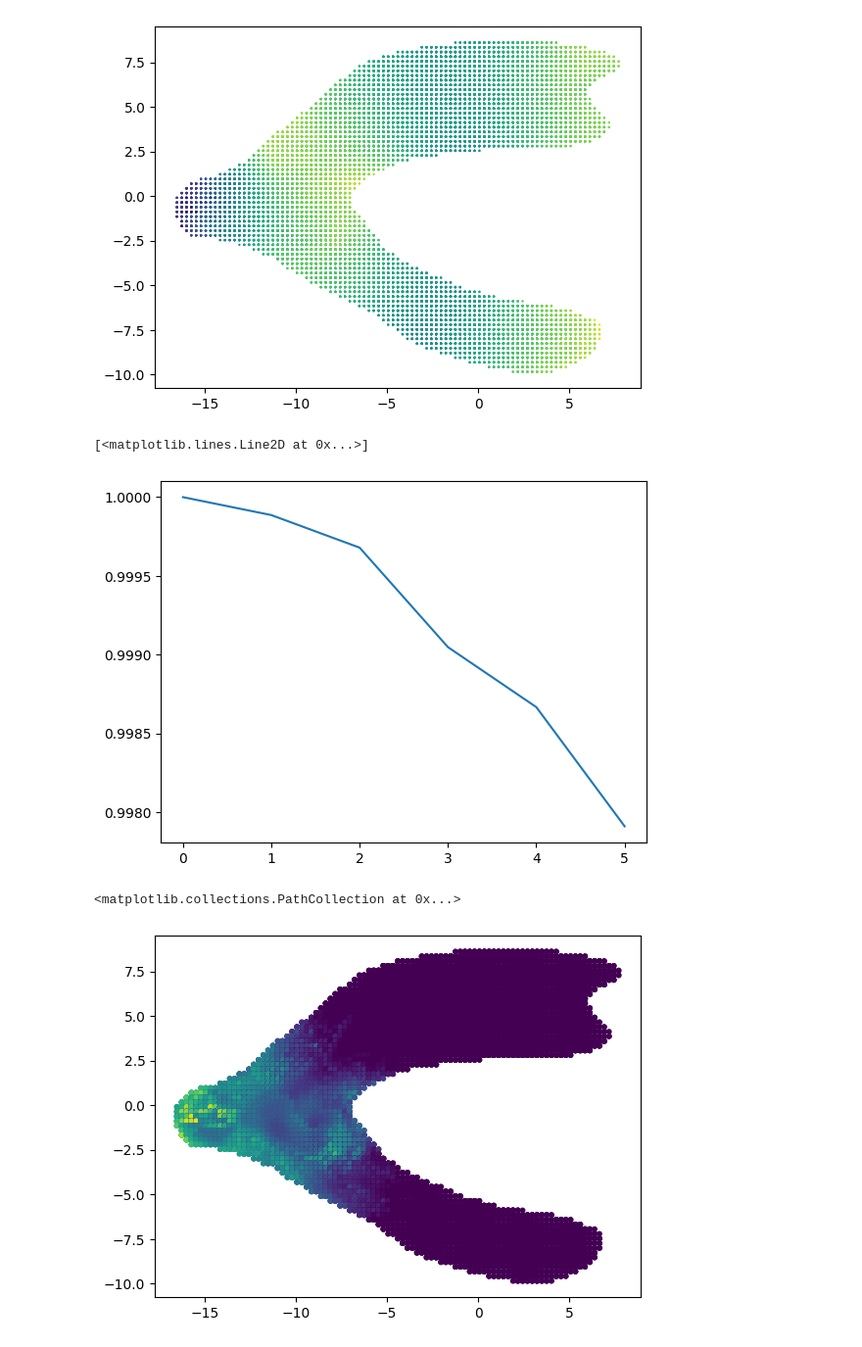
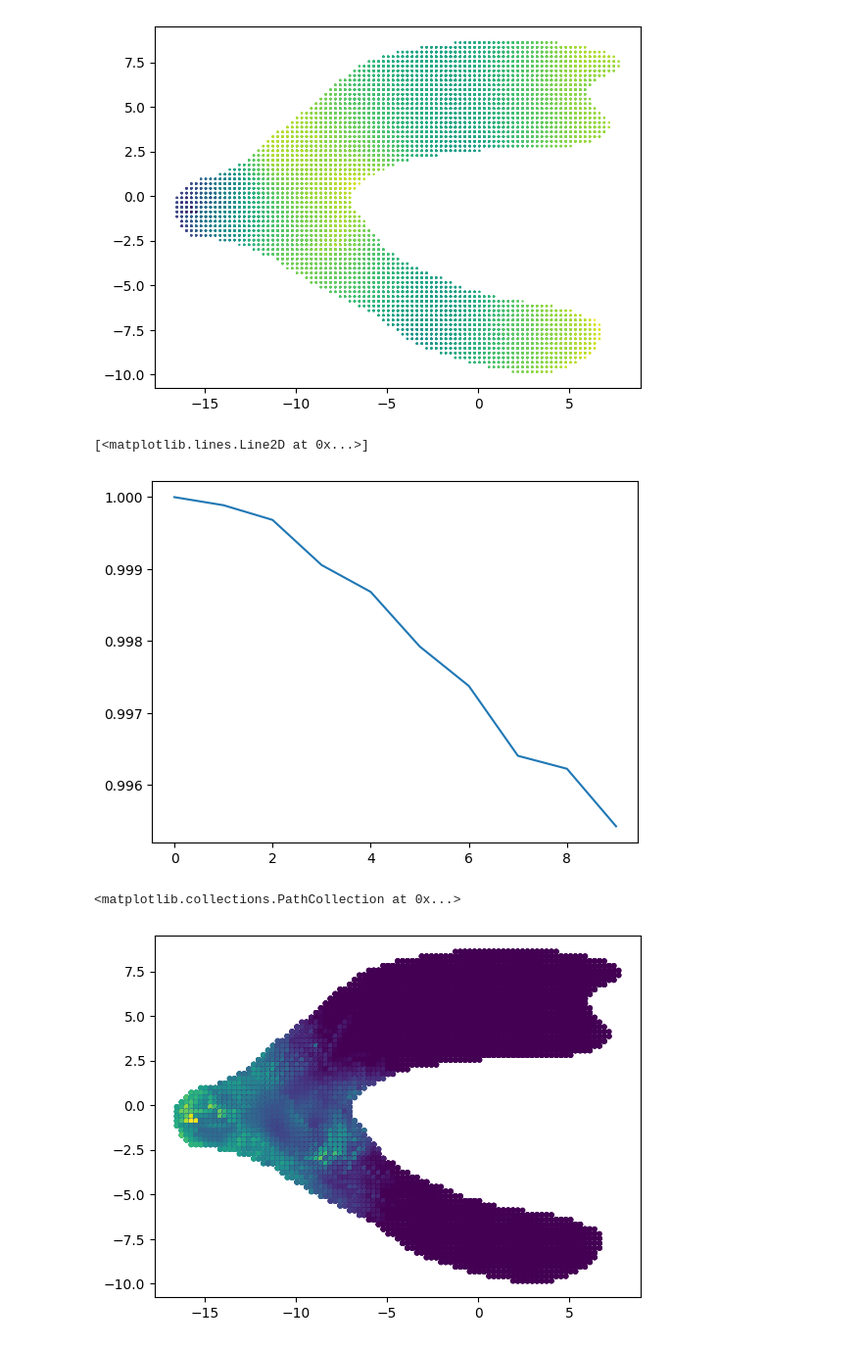
Before and after one commit to daaffy/PyDMAP, a Jupyter notebook: test_20231101.ipynb, the cells around one changed output. Shown at 98% size. Saved outputs shown, nothing was run; the diff lists cells and outputs as text; code cells hidden in the pictures.

```diff
--- a/test_20231101.ipynb
+++ b/test_20231101.ipynb
@@ -21,6 +17,6 @@ ERROR:root:Fallback to pure python mode!
 # %%
 # setup.
-X_paths = glob.glob("/Users/jackh/Documents/2023/Turbulence Research/Data/trajs/*.csv")
+X_paths = glob.glob("/Users/jackh/Documents/2023/Turbulence Research/Data/trajs2/*.csv")
 # s = X_paths[1]
 # print(X_paths)
 # print(os.path.basename(s)[5:7])
@@ -79,7 +75,7 @@ plt.spy(P,markersize=0.5)
 #     # colormap="viridis"
 # )
 # %%
-vals, vecs= scipy.sparse.linalg.eigs(P,which='LM')
+vals, vecs= scipy.sparse.linalg.eigs(P,which='LM',k=10)
 # %%
 Xn = traj.Xat(0)
 plt.scatter(Xn[:,0],Xn[:,1],c=vecs[:,5],s=0.5)
@@ -90,14 +86,14 @@ plt.scatter(Xn[:,0],Xn[:,1],c=vecs[:,5],s=0.5)
 plt.plot(vals)
 # %% [output]
 [<matplotlib.lines.Line2D at 0x...>]
-[figure, old version]
+[figure, new version]
 # %%
-S, R = methods.SEBA(vecs[:,:3])
+S, R = methods.SEBA(vecs[:,:10])
 # %%
-plt.scatter(Xn[:,0],Xn[:,1],c=S[:,2],s=10)
+plt.scatter(Xn[:,0],Xn[:,1],c=S[:,0],s=10)
 # %% [output]
 <matplotlib.collections.PathCollection at 0x...>
-[figure, old version]
+[figure, new version]
 # %%
 S
 # %% [output]
```
Also changed, not shown: parts of 10 cells of this notebook, 3 other files.
